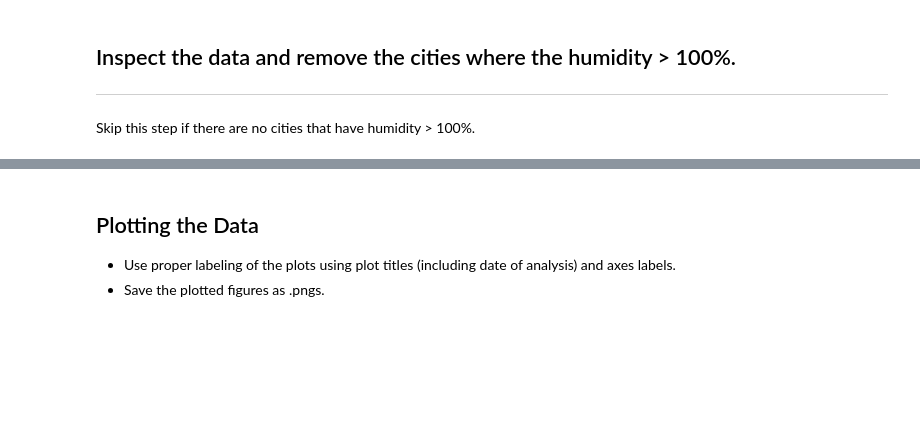
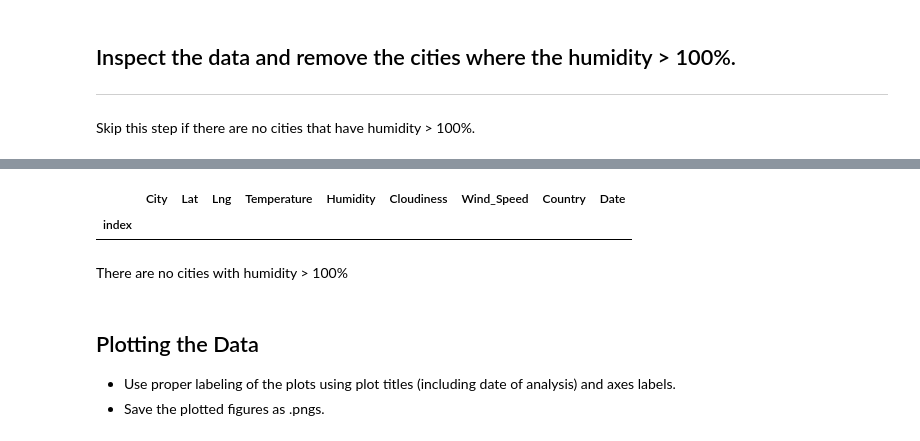
Before and after one commit to sunwoo-kim20/python-api-challenge, a Jupyter notebook: WeatherPy.ipynb, the cells around one changed output, grey strips where cells are left out. Saved outputs shown, nothing was run; the diff lists cells and outputs as text; code cells hidden in the pictures; blank space fills up the shorter version.

Commit message:
checked for cities with over 100% humidity

```diff
--- a/WeatherPy.ipynb
+++ b/WeatherPy.ipynb
@@ -196,3 +171,10 @@ Int64Index([], dtype='int64')
+# %%
+weather_df.loc[weather_df.Humidity >100, :]
+# %% [output]
+|  | City | Lat | Lng | Temperature | Humidity | Cloudiness | Wind_Speed | Country | Date |
+| index |  |  |  |  |  |  |  |  |  |
+# %% [markdown]
+There are no cities with humidity > 100%
 # %% [markdown]
 ## Plotting the Data
 * Use proper labeling of the plots using plot titles (including date of analysis) and axes labels.
```
Also changed, not shown: parts of 7 cells of this notebook.
